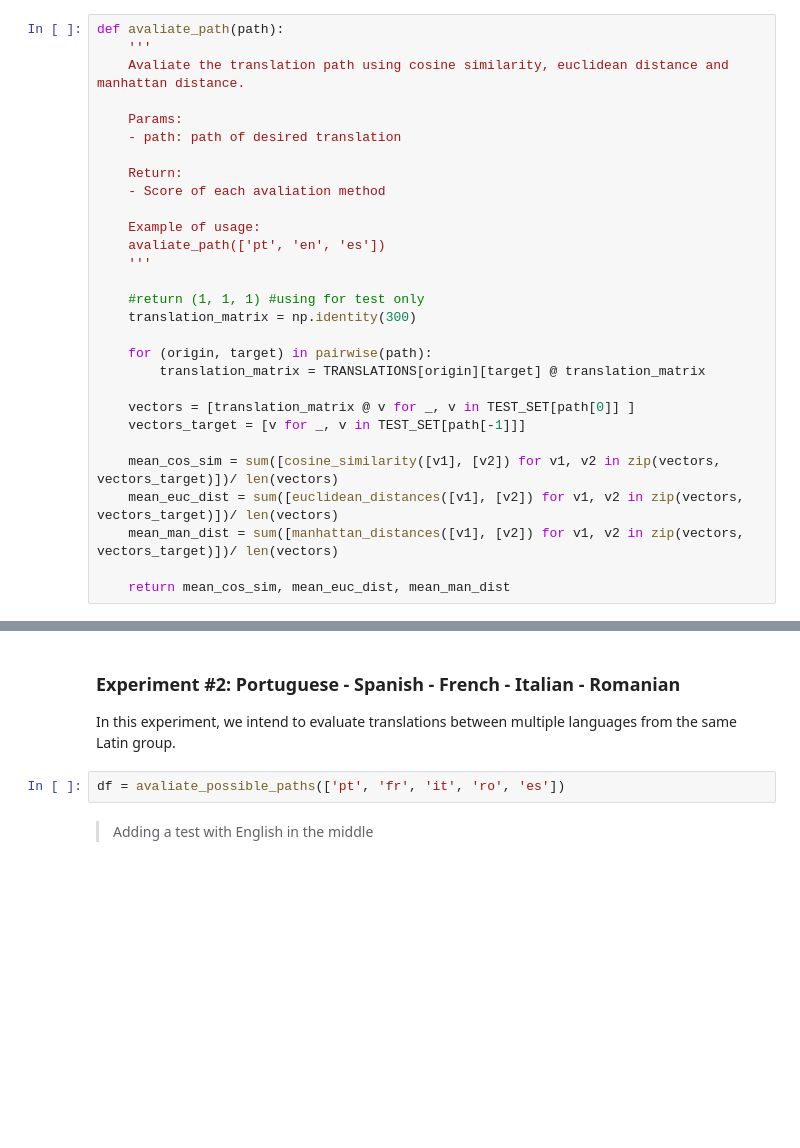
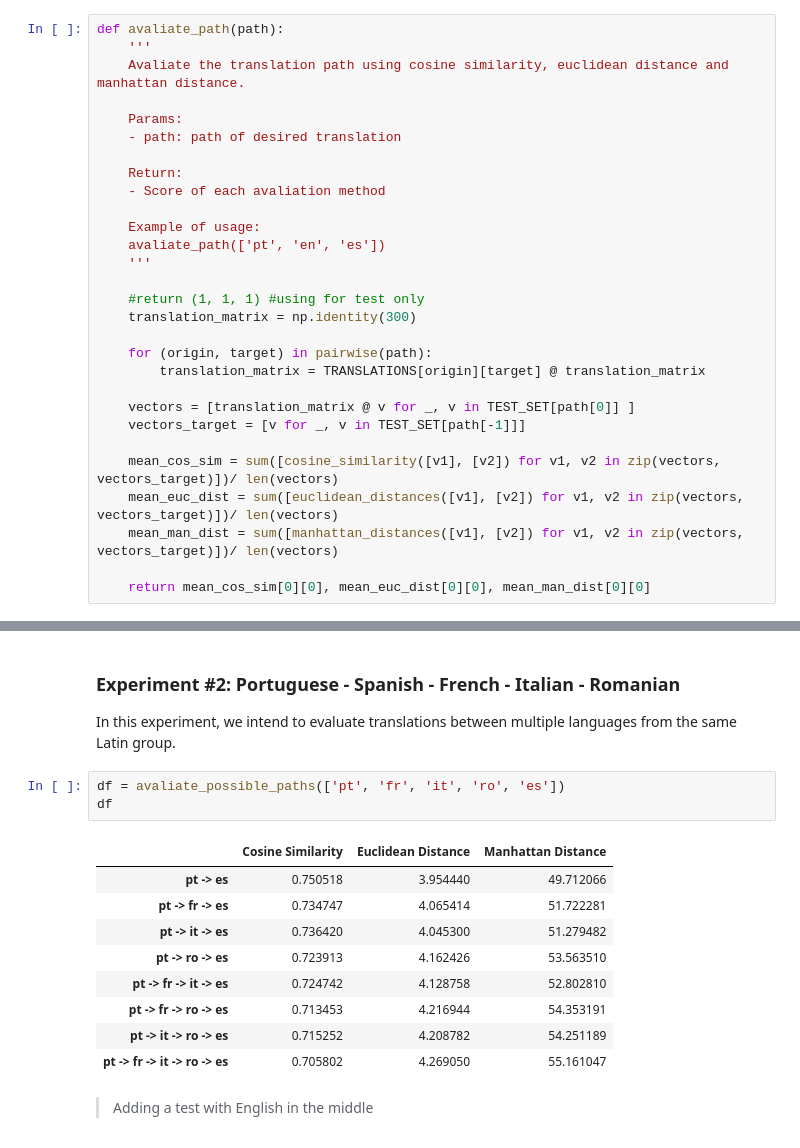
Before and after one commit to AlexSantoss/WordEmbedding-Translator, a Jupyter notebook: Translator.ipynb, the cells around one changed output, grey strips where cells are left out. Saved outputs shown, nothing was run; the diff lists cells and outputs as text; blank space fills up the shorter version.

```diff
--- a/Translator.ipynb
+++ b/Translator.ipynb
@@ -356,7 +612,7 @@ def avaliate_path(path):
     mean_euc_dist = sum([euclidean_distances([v1], [v2]) for v1, v2 in zip(vectors, vectors_target)])/ len(vectors)
     mean_man_dist = sum([manhattan_distances([v1], [v2]) for v1, v2 in zip(vectors, vectors_target)])/ len(vectors)
 
-    return mean_cos_sim, mean_euc_dist, mean_man_dist
+    return mean_cos_sim[0][0], mean_euc_dist[0][0], mean_man_dist[0][0]
 # %%
 def avaliate_possible_paths(languages):
     '''
@@ -398,6 +660,17 @@ exp1
 In this experiment, we intend to evaluate translations between multiple languages from the same Latin group.
 # %%
 df = avaliate_possible_paths(['pt', 'fr', 'it', 'ro', 'es'])
+df
+# %% [output]
+|  | Cosine Similarity | Euclidean Distance | Manhattan Distance |
+| pt -> es | 0.750518 | 3.954440 | 49.712066 |
+| pt -> fr -> es | 0.734747 | 4.065414 | 51.722281 |
+| pt -> it -> es | 0.736420 | 4.045300 | 51.279482 |
+| pt -> ro -> es | 0.723913 | 4.162426 | 53.563510 |
+| pt -> fr -> it -> es | 0.724742 | 4.128758 | 52.802810 |
+| pt -> fr -> ro -> es | 0.713453 | 4.216944 | 54.353191 |
+| pt -> it -> ro -> es | 0.715252 | 4.208782 | 54.251189 |
+| pt -> fr -> it -> ro -> es | 0.705802 | 4.269050 | 55.161047 |
 # %% [markdown]
 > Adding a test with English in the middle
 # %%
```
Also changed, not shown: parts of 22 cells of this notebook.
